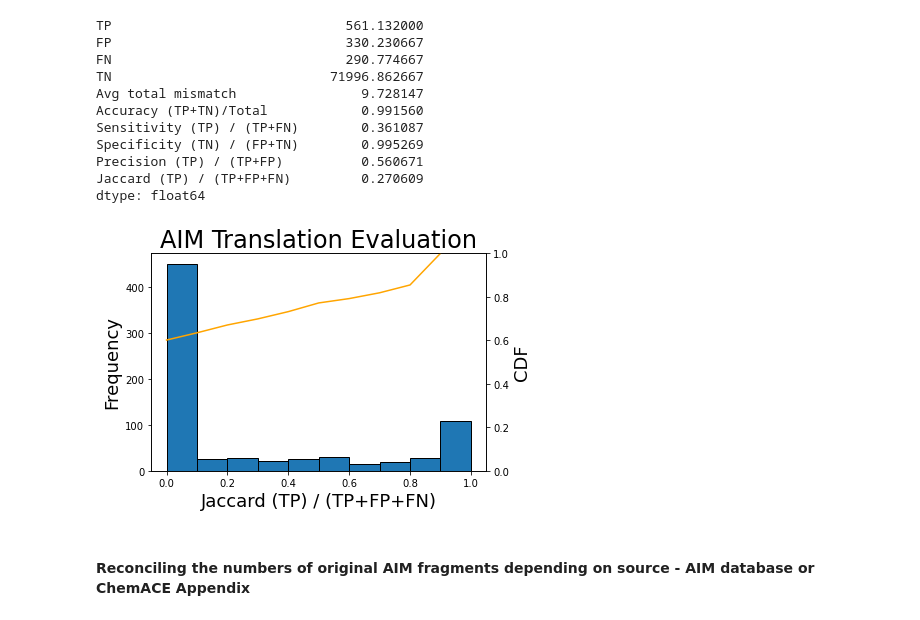
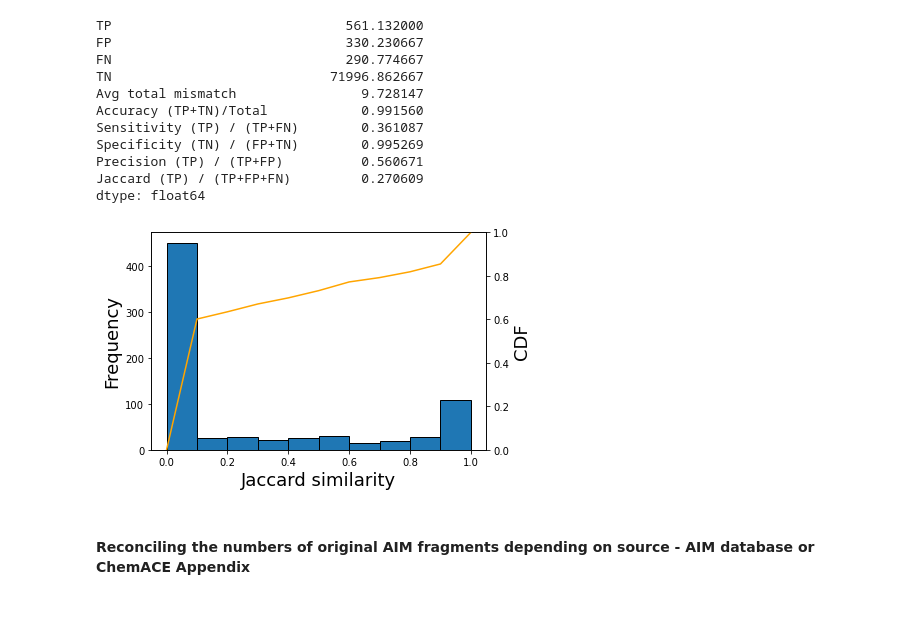
Before and after one commit to patlewig/aim, a Jupyter notebook: notebooks/AIM_Pairwise_Comparison.ipynb, the cells around one changed output. Cells and saved outputs as stored; diff of their text form; code cells hidden in the pictures.

```diff
--- a/notebooks/AIM_Pairwise_Comparison.ipynb
+++ b/notebooks/AIM_Pairwise_Comparison.ipynb
@@ -203,16 +205,17 @@ dtype: float64
 We can see how some fragments are responsible for lower performance
 # %%
 import matplotlib.pyplot as plt
-def plot_hist(df):
+def plot_hist(df, filename):
     X = df['Jaccard (TP) / (TP+FP+FN)']
-    fig,ax1 = plt.subplots(ncols=1, figsize = (9,6))
+    fig,ax1 = plt.subplots(ncols=1)
     #print(X)
-    #fig.set_size_inches(6, 4)
+    fig.set_size_inches(6, 4)
 
     #plt.xlim([0,1.1])
     values, base = np.histogram(X,bins=10)
+    cumulative=np.cumsum(values)
+    cumulative = np.insert(cumulative,0,0)
 
-    cumulative=np.cumsum(values)
     cdf = cumulative / sum(values)
     n,bins,patches = ax1.hist(X,bins=10,range=(0,1),linewidth=1,edgecolor='black')
     #ax1.set_title('AIM Translation Evaluation',fontsize=24)
@@ -220,8 +223,8 @@ def plot_hist(df):
     #ax1.set_xlim(0,1.2)
     ax1.set_xlabel('Jaccard similarity',fontsize=18)
     ax2 = ax1.twinx()
-    ax2.plot(base[:-1],cdf,c='orange')
+    ax2.plot(base,cdf,c='orange')
     ax2.set_ylim(0,1)
     ax2.set_ylabel('CDF',fontsize=18)
-    fig.savefig(figures_dir+'Figure_2.png', dpi = 300)
+    plt.savefig(figures_dir+filename, bbox_inches='tight', dpi=300)
 # %%
@@ -257,9 +260,9 @@ dtype: float64
 # %%
 oldest_version['Jaccard (TP) / (TP+FP+FN)'] = np.round(oldest_version['TP'].div(oldest_version[['TP','FP','FN']].sum(axis=1)),3)
 
-plot_hist(oldest_version)
+plot_hist(oldest_version, 'Figure 2_oldAIM.png')
 # %% [output]
-[figure, old version]
+[figure, new version]
 # %% [markdown]
 #### Reconciling the numbers of original AIM fragments depending on source - AIM database or ChemACE Appendix
 # %% [markdown]
```
Also changed, not shown: parts of 8 cells of this notebook, 6 other files.
